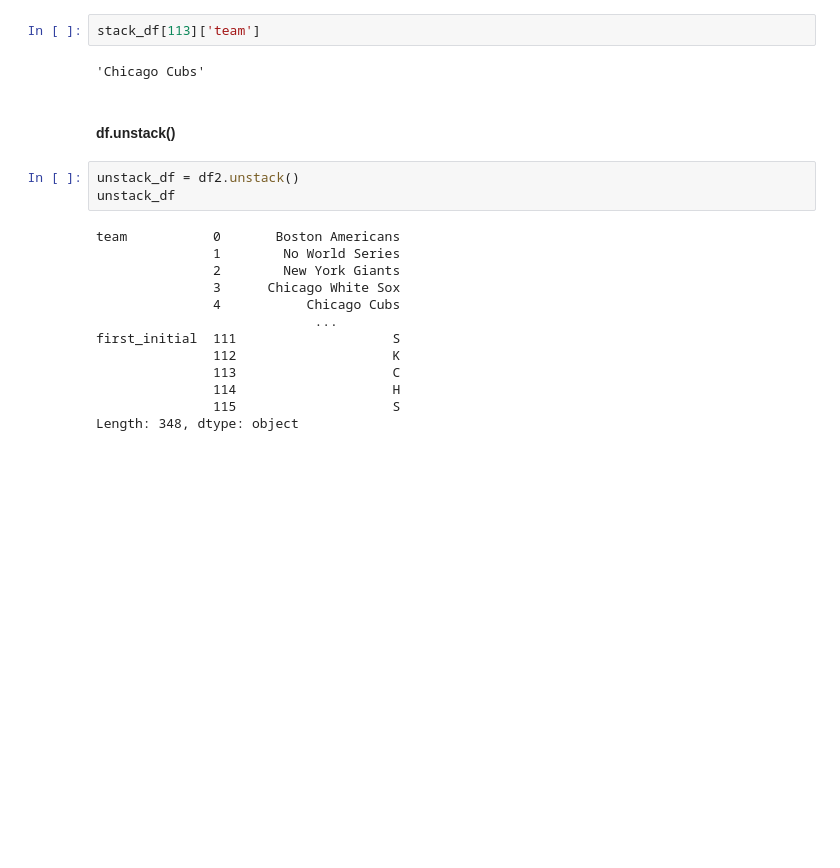
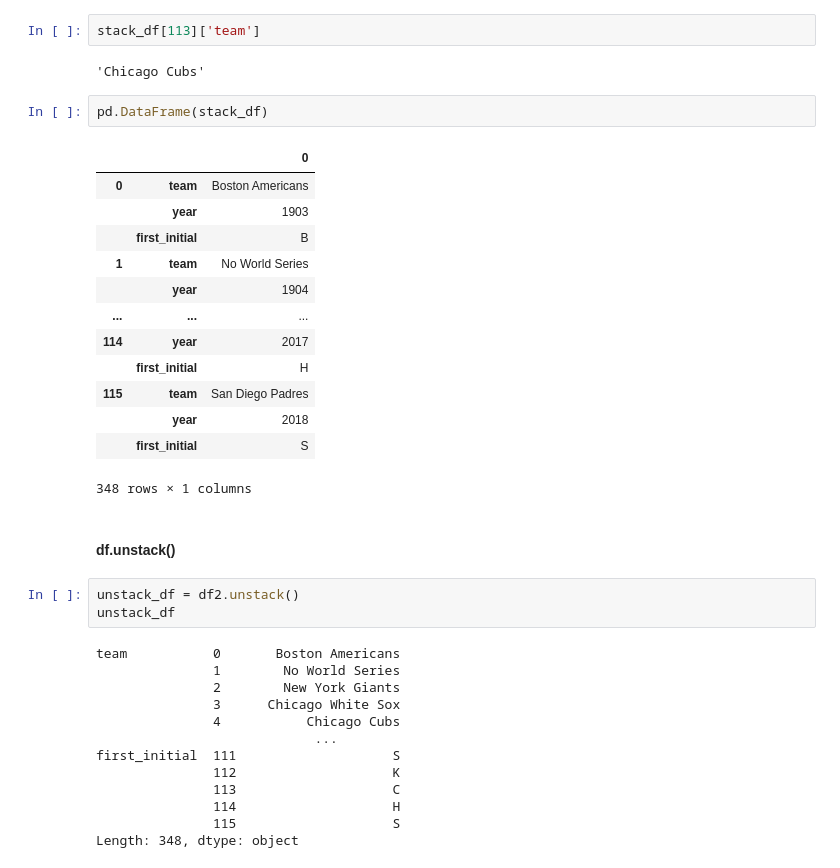
Before and after one commit to cuttlefishh/python-for-data-analysis, a Jupyter notebook: lessons/lesson12.ipynb, the cells around one changed output. Drawn from its saved outputs; the diff is of its cells as text; blank space fills up the shorter version.

```diff
--- a/lessons/lesson12.ipynb
+++ b/lessons/lesson12.ipynb
@@ -661,6 +661,22 @@ Length: 348, dtype: object
 stack_df[113]['team']
 # %% [output]
 'Chicago Cubs'
+# %%
+pd.DataFrame(stack_df)
+# %% [output]
+|  |  | 0 |
+| 0 | team | Boston Americans |
+|  | year | 1903 |
+|  | first_initial | B |
+| 1 | team | No World Series |
+|  | year | 1904 |
+| ... | ... | ... |
+| 114 | year | 2017 |
+|  | first_initial | H |
+| 115 | team | San Diego Padres |
+|  | year | 2018 |
+|  | first_initial | S |
+348 rows × 1 columns
 # %% [markdown]
 #### df.unstack()
 # %%
```
Also changed, not shown: parts of 13 cells of this notebook, 3 other files.
